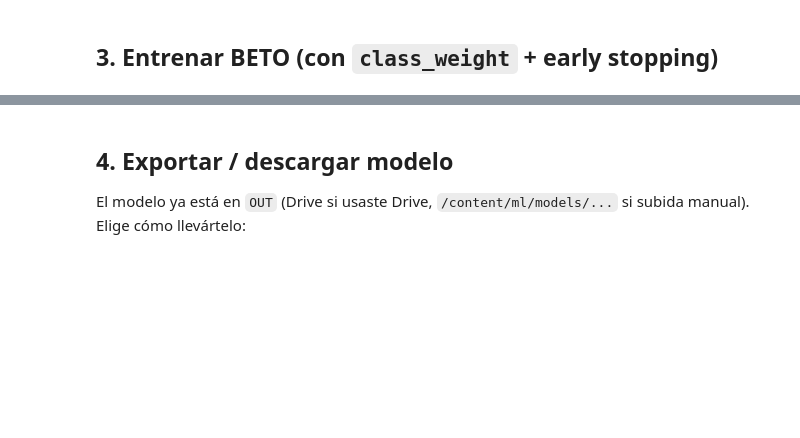
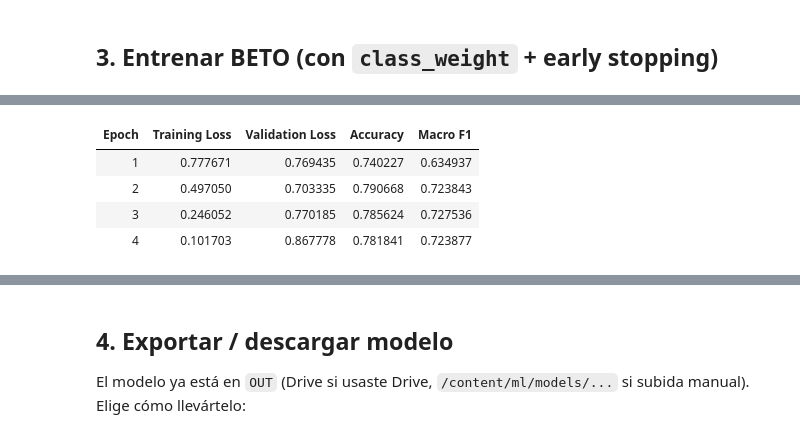
Before and after one commit to R4yZerT/Helpdesk, a Jupyter notebook: ml/notebooks/02_train_beto_colab.ipynb, the cells around one changed output, grey strips where cells are left out. Saved outputs shown, nothing was run; the diff lists cells and outputs as text; code cells hidden in the pictures; blank space fills up the shorter version.

```diff
--- a/ml/notebooks/02_train_beto_colab.ipynb
+++ b/ml/notebooks/02_train_beto_colab.ipynb
@@ -244,0 +217,93 @@ trainer.train()
+# %%
+import numpy as np
+from sklearn.model_selection import train_test_split
+from sklearn.metrics import f1_score, accuracy_score, classification_report
+import torch
+from transformers import AutoTokenizer, AutoModelForSequenceClassification, TrainingArguments, Trainer, EarlyStoppingCallback
+import random
+import pandas as pd
+
+# 1. Split Estratificado PRIMERO para evitar LEAKAGE
+tr_idx, tmp_idx = train_test_split(df.index, test_size=0.20, random_state=HP["seed"], stratify=df["label_id"])
+val_idx, te_idx = train_test_split(tmp_idx, test_size=0.50, random_state=HP["seed"], stratify=df.loc[tmp_idx, "label_id"])
+
+df_train = df.loc[tr_idx].copy()
+df_val = df.loc[val_idx].reset_index(drop=True)
+df_test = df.loc[te_idx].reset_index(drop=True)
+
+# 2. Data Augmentation SOLO en Train
+def augment_technical_text(text):
+    synonyms = {'usuario': ['cuenta', 'colaborador'], 'falla': ['error', 'problema'], 'acceso': ['entrada', 'ingreso'], 'equipo': ['pc', 'computador']}
+    words = text.split()
+    for i, word in enumerate(words):
+        w = word.lower().strip(',.')
+        if w in synonyms and random.random() > 0.4:
+            words[i] = random.choice(synonyms[w])
+    return ' '.join(words)
+
+counts = df_train['label_id'].value_counts()
+minority_threshold = 80
+minority_classes = counts[counts < minority_threshold].index
+augmented_rows = []
+for l_id in minority_classes:
+    class_df = df_train[df_train['label_id'] == l_id]
+    for _ in range(2):
+        for _, row in class_df.iterrows():
+            nr = row.copy()
+            nr['texto'] = augment_technical_text(row['texto'])
+            augmented_rows.append(nr)
+
+if len(augmented_rows) > 0:
+    df_train = pd.concat([df_train, pd.DataFrame(augmented_rows)], ignore_index=True)
+
+print(f"--- Setup Final ---")
+print(f"Train (aumentado): {len(df_train)} | Val: {len(df_val)} | Test: {len(df_test)}")
+
+# 3. Tokenización y Dataset
+tokenizer = AutoTokenizer.from_pretrained(HP["model"])
+
+class TicketDS(torch.utils.data.Dataset):
+    def __init__(self, d):
+        self.enc = tokenizer(d["texto"].tolist(), truncation=True, padding="max_length", max_length=HP["max_length"])
+        self.labels = d["label_id"].astype(int).tolist()
+    def __len__(self):
+        return len(self.labels)
+    def __getitem__(self, i):
+        item = {k: torch.tensor(v[i]) for k, v in self.enc.items()}
+        item["labels"] = torch.tensor(self.labels[i], dtype=torch.long)
+        return item
+
+train_ds, val_ds, test_ds = TicketDS(df_train), TicketDS(df_val), TicketDS(df_test)
+
+# 4. Entrenamiento con Argumentos de compatibilidad
+model = AutoModelForSequenceClassification.from_pretrained(HP["model"], num_labels=len(id2label), id2label=id2label, label2id=label2id)
+
+def compute_metrics(p):
+    preds = np.argmax(p.predictions, axis=1)
+    return {"accuracy": accuracy_score(p.label_ids, preds), "macro_f1": f1_score(p.label_ids, preds, average="macro")}
+
+args = TrainingArguments(
+    output_dir=str(OUT),
+    num_train_epochs=HP["epochs"],
+    per_device_train_batch_size=HP["batch"],
+    eval_strategy="epoch",
+    save_strategy="epoch",
+    load_best_model_at_end=True,
+    weight_decay=HP["weight_decay"],
+    warmup_steps=10,
+    logging_steps=10,
+    seed=HP["seed"],
+    report_to="none"
+)
+
+trainer = Trainer(
+    model=model,
+    args=args,
+    train_dataset=train_ds,
+    eval_dataset=val_ds,
+    compute_metrics=compute_metrics,
+    callbacks=[EarlyStoppingCallback(early_stopping_patience=2)]
+)
+
+trainer.train()
+# %% [output]
@@ -244,0 +331,5 @@ trainer.train()
+| Epoch | Training Loss | Validation Loss | Accuracy | Macro F1 |
+| 1 | 0.777671 | 0.769435 | 0.740227 | 0.634937 |
+| 2 | 0.497050 | 0.703335 | 0.790668 | 0.723843 |
+| 3 | 0.246052 | 0.770185 | 0.785624 | 0.727536 |
+| 4 | 0.101703 | 0.867778 | 0.781841 | 0.723877 |
```
Also changed, not shown: parts of 19 cells of this notebook, 3 other files.
